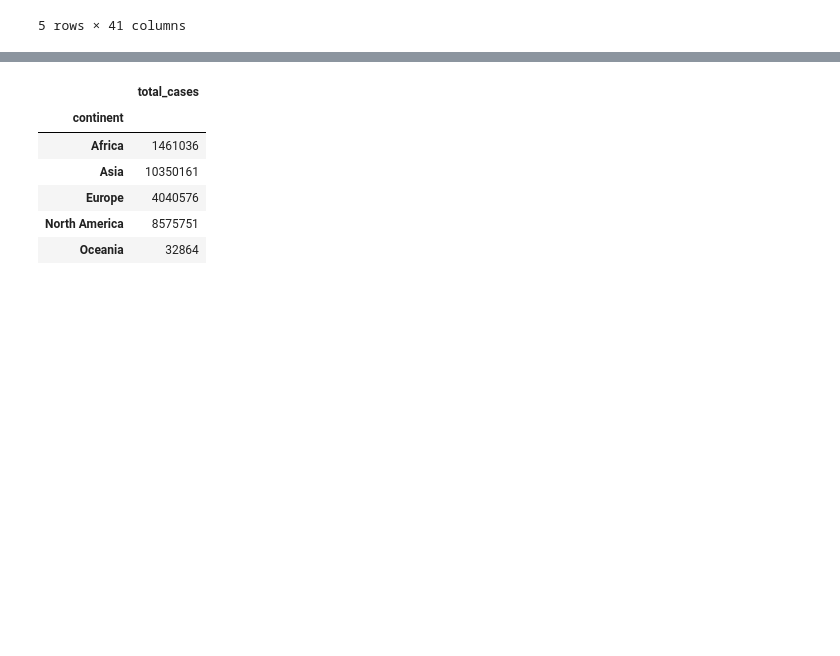
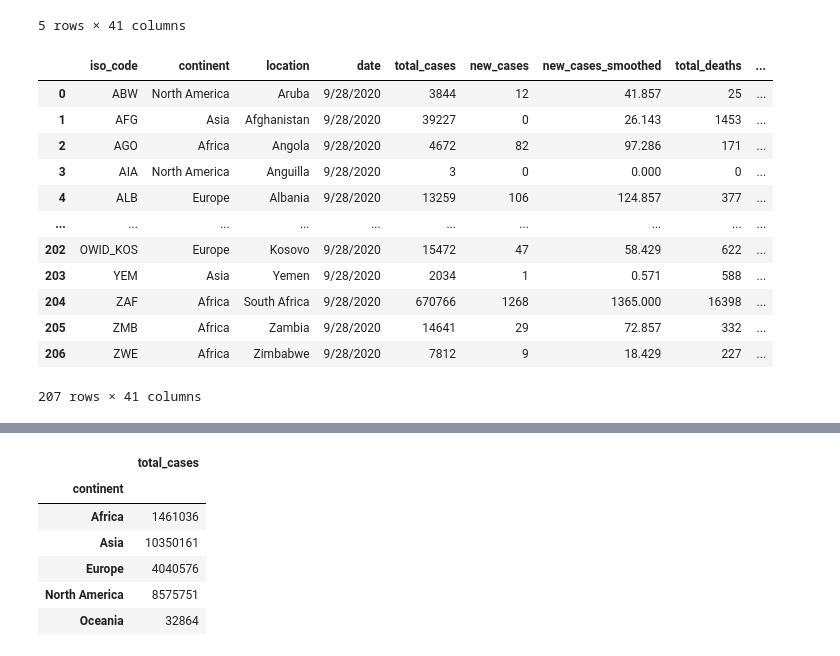
Before and after one commit to jjjdewan/ucb-data-visualization-msgrp-project1-covid-19, a Jupyter notebook: covid-19-project-challenge - sajad.ipynb, the cells around one changed output, grey strips where cells are left out. Drawn from its saved outputs; the diff is of its cells as text; code cells hidden in the pictures; blank space fills up the shorter version.

```diff
--- a/covid-19-project-challenge - sajad.ipynb
+++ b/covid-19-project-challenge - sajad.ipynb
@@ -26,6 +26,23 @@ covid_data_df.head()
 | 3 | AIA | North America | Anguilla | 9/28/2020 | 3 | 0 | 0.000 | 0 | ... |
 | 4 | ALB | Europe | Albania | 9/28/2020 | 13259 | 106 | 124.857 | 377 | ... |
 5 rows × 41 columns
+# %%
+covid_data_df.dropna()
+covid_data_df
+# %% [output]
+|  | iso_code | continent | location | date | total_cases | new_cases | new_cases_smoothed | total_deaths | ... |
+| 0 | ABW | North America | Aruba | 9/28/2020 | 3844 | 12 | 41.857 | 25 | ... |
+| 1 | AFG | Asia | Afghanistan | 9/28/2020 | 39227 | 0 | 26.143 | 1453 | ... |
+| 2 | AGO | Africa | Angola | 9/28/2020 | 4672 | 82 | 97.286 | 171 | ... |
+| 3 | AIA | North America | Anguilla | 9/28/2020 | 3 | 0 | 0.000 | 0 | ... |
+| 4 | ALB | Europe | Albania | 9/28/2020 | 13259 | 106 | 124.857 | 377 | ... |
+| ... | ... | ... | ... | ... | ... | ... | ... | ... | ... |
+| 202 | OWID_KOS | Europe | Kosovo | 9/28/2020 | 15472 | 47 | 58.429 | 622 | ... |
+| 203 | YEM | Asia | Yemen | 9/28/2020 | 2034 | 1 | 0.571 | 588 | ... |
+| 204 | ZAF | Africa | South Africa | 9/28/2020 | 670766 | 1268 | 1365.000 | 16398 | ... |
+| 205 | ZMB | Africa | Zambia | 9/28/2020 | 14641 | 29 | 72.857 | 332 | ... |
+| 206 | ZWE | Africa | Zimbabwe | 9/28/2020 | 7812 | 9 | 18.429 | 227 | ... |
+207 rows × 41 columns
 # %%
 def linear_regress(x,y):
     print(f"The r-squared is : {round(st.pearsonr(x, y)[0],2)}")
```
Also changed, not shown: parts of 2 cells of this notebook, 1 other file.
